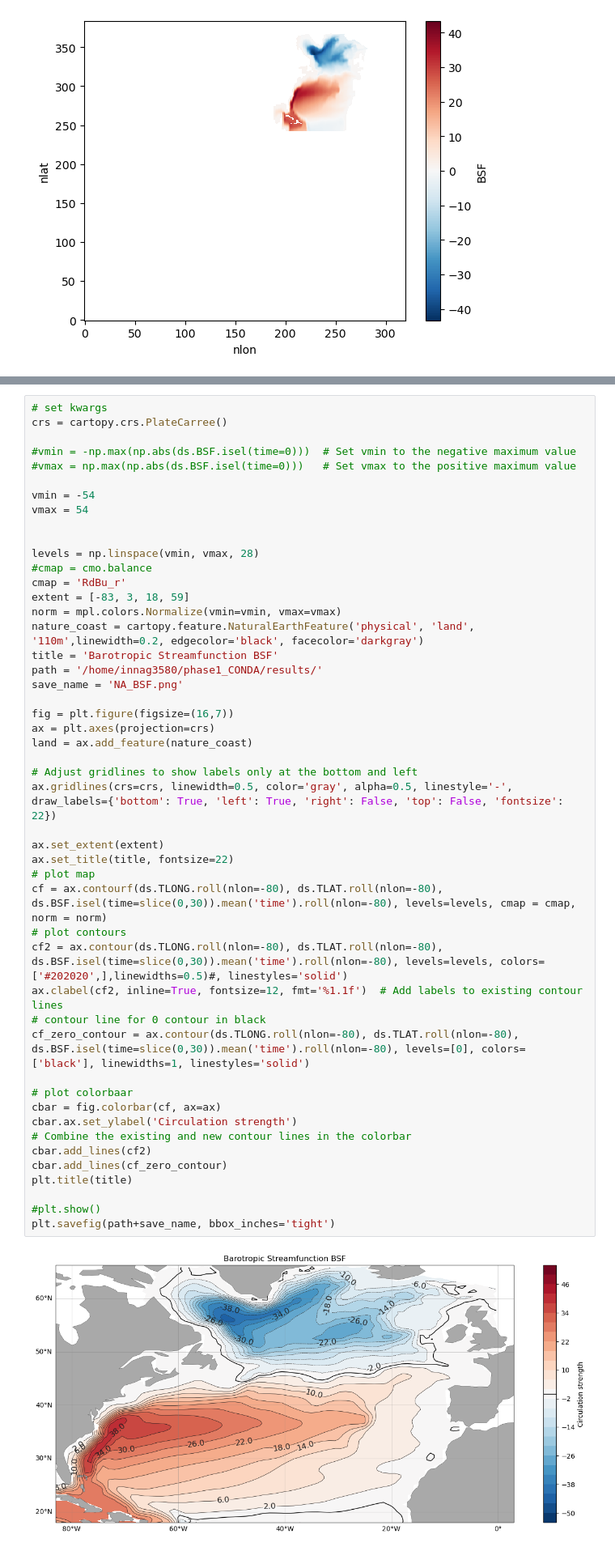
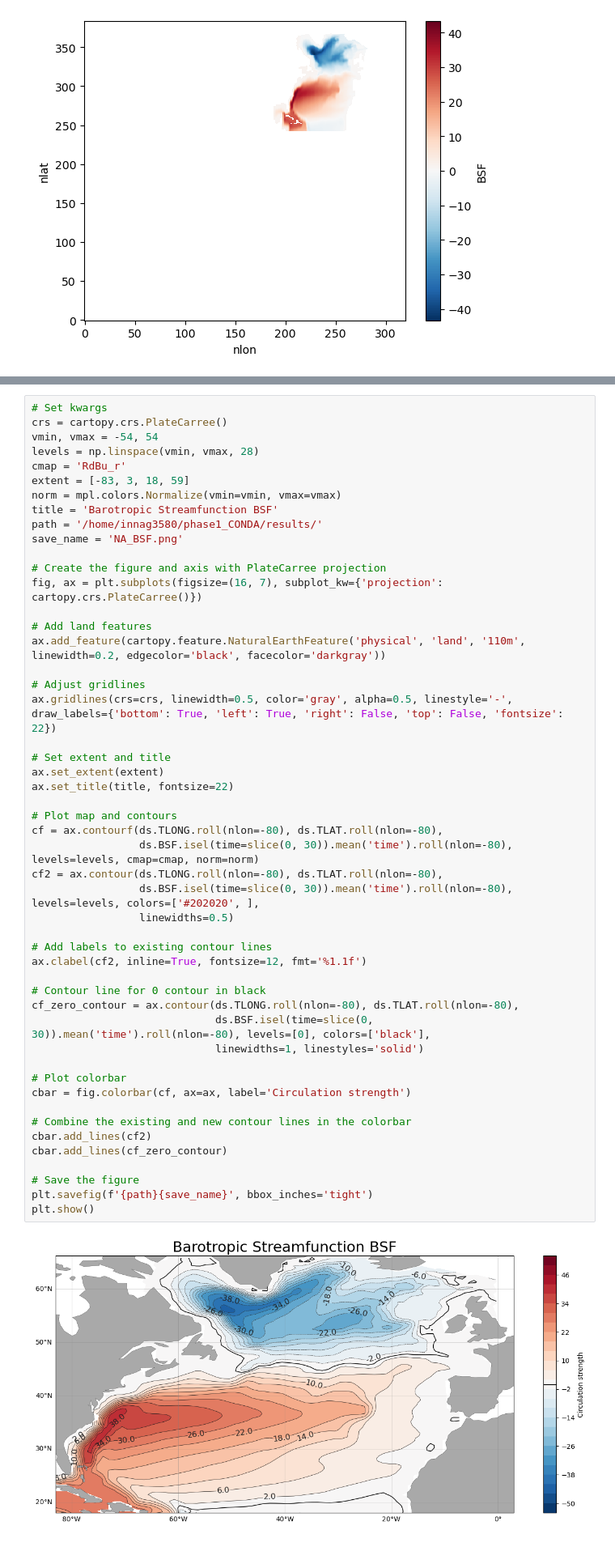
Before and after one commit to inagler/current, a Jupyter notebook: BarotropicStreamfunction.ipynb, the cells around one changed output, grey strips where cells are left out. Shown at 81% size. Saved outputs shown, nothing was run; the diff lists cells and outputs as text.

Commit message:
imporve poster figures and composite analyis

```diff
--- a/BarotropicStreamfunction.ipynb
+++ b/BarotropicStreamfunction.ipynb
@@ -83,53 +109,55 @@ ds.BSF.isel(time=slice(0,30)).mean('time').roll(nlon=-80).plot()
 # %%
-# set kwargs
+# Set kwargs
 crs = cartopy.crs.PlateCarree()
-
-#vmin = -np.max(np.abs(ds.BSF.isel(time=0)))  # Set vmin to the negative maximum value
-#vmax = np.max(np.abs(ds.BSF.isel(time=0)))   # Set vmax to the positive maximum value
-
-vmin = -54
-vmax = 54
-
-
+vmin, vmax = -54, 54
 levels = np.linspace(vmin, vmax, 28)
-#cmap = cmo.balance
 cmap = 'RdBu_r'
 extent = [-83, 3, 18, 59]
 norm = mpl.colors.Normalize(vmin=vmin, vmax=vmax)
-nature_coast = cartopy.feature.NaturalEarthFeature('physical', 'land', '110m',linewidth=0.2, edgecolor='black', facecolor='darkgray')
 title = 'Barotropic Streamfunction BSF'
 path = '/home/innag3580/phase1_CONDA/results/'
 save_name = 'NA_BSF.png'
 
-fig = plt.figure(figsize=(16,7))
-ax = plt.axes(projection=crs)
-land = ax.add_feature(nature_coast)
+# Create the figure and axis with PlateCarree projection
+fig, ax = plt.subplots(figsize=(16, 7), subplot_kw={'projection': cartopy.crs.PlateCarree()})
 
-# Adjust gridlines to show labels only at the bottom and left
+# Add land features
+ax.add_feature(cartopy.feature.NaturalEarthFeature('physical', 'land', '110m', linewidth=0.2, edgecolor='black', facecolor='darkgray'))
+
+# Adjust gridlines
 ax.gridlines(crs=crs, linewidth=0.5, color='gray', alpha=0.5, linestyle='-', draw_labels={'bottom': True, 'left': True, 'right': False, 'top': False, 'fontsize': 22})
 
+# Set extent and title
 ax.set_extent(extent)
 ax.set_title(title, fontsize=22)
-# plot map
-cf = ax.contourf(ds.TLONG.roll(nlon=-80), ds.TLAT.roll(nlon=-80), ds.BSF.isel(time=slice(0,30)).mean('time').roll(nlon=-80), levels=levels, cmap = cmap, norm = norm)
-# plot contours
-cf2 = ax.contour(ds.TLONG.roll(nlon=-80), ds.TLAT.roll(nlon=-80), ds.BSF.isel(time=slice(0,30)).mean('time').roll(nlon=-80), levels=levels, colors=['#202020',],linewidths=0.5)#, linestyles='solid')
-ax.clabel(cf2, inline=True, fontsize=12, fmt='%1.1f')  # Add labels to existing contour lines
-# contour line for 0 contour in black
-cf_zero_contour = ax.contour(ds.TLONG.roll(nlon=-80), ds.TLAT.roll(nlon=-80), ds.BSF.isel(time=slice(0,30)).mean('time').roll(nlon=-80), levels=[0], colors=['black'], linewidths=1, linestyles='solid')
 
-# plot colorbaar
-cbar = fig.colorbar(cf, ax=ax)
-cbar.ax.set_ylabel('Circulation strength')
+# Plot map and contours
+cf = ax.contourf(ds.TLONG.roll(nlon=-80), ds.TLAT.roll(nlon=-80),
+                 ds.BSF.isel(time=slice(0, 30)).mean('time').roll(nlon=-80), levels=levels, cmap=cmap, norm=norm)
+cf2 = ax.contour(ds.TLONG.roll(nlon=-80), ds.TLAT.roll(nlon=-80),
+                 ds.BSF.isel(time=slice(0, 30)).mean('time').roll(nlon=-80), levels=levels, colors=['#202020', ],
+                 linewidths=0.5)
+
+# Add labels to existing contour lines
+ax.clabel(cf2, inline=True, fontsize=12, fmt='%1.1f')
+
+# Contour line for 0 contour in black
+cf_zero_contour = ax.contour(ds.TLONG.roll(nlon=-80), ds.TLAT.roll(nlon=-80),
+                             ds.BSF.isel(time=slice(0, 30)).mean('time').roll(nlon=-80), levels=[0], colors=['black'],
+                             linewidths=1, linestyles='solid')
+
+# Plot colorbar
+cbar = fig.colorbar(cf, ax=ax, label='Circulation strength')
+
 # Combine the existing and new contour lines in the colorbar
 cbar.add_lines(cf2)
 cbar.add_lines(cf_zero_contour)
-plt.title(title)
 
-#plt.show()
-plt.savefig(path+save_name, bbox_inches='tight')
+# Save the figure
+plt.savefig(f'{path}{save_name}', bbox_inches='tight')
+plt.show()
 # %% [output]
-[figure, old version]
+[figure, new version]
 # %% [markdown]
 ### Plot miminimum of annualy averaged BSF in selected region
 # %%
```
Also changed, not shown: parts of 3 cells of this notebook, 2 other files.
